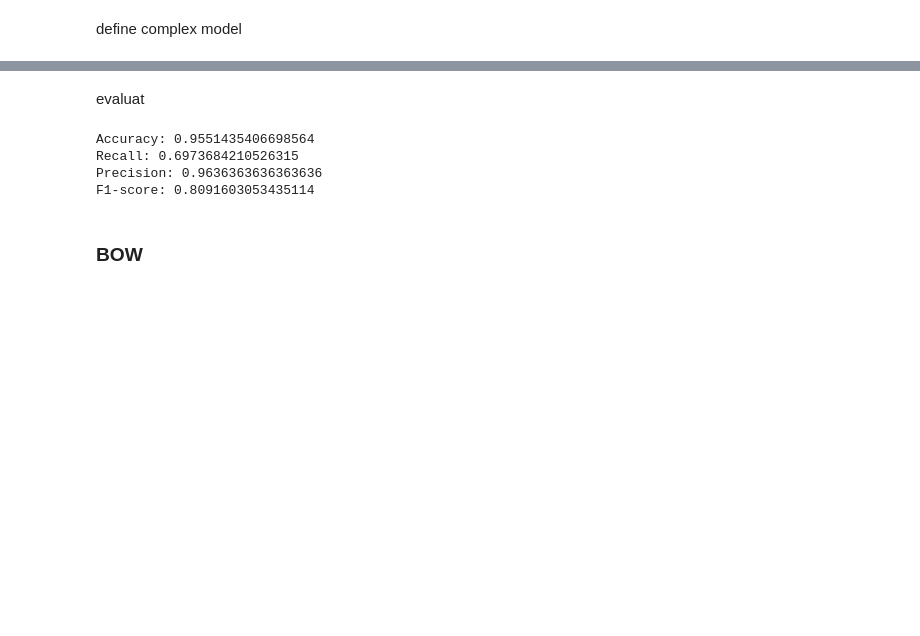
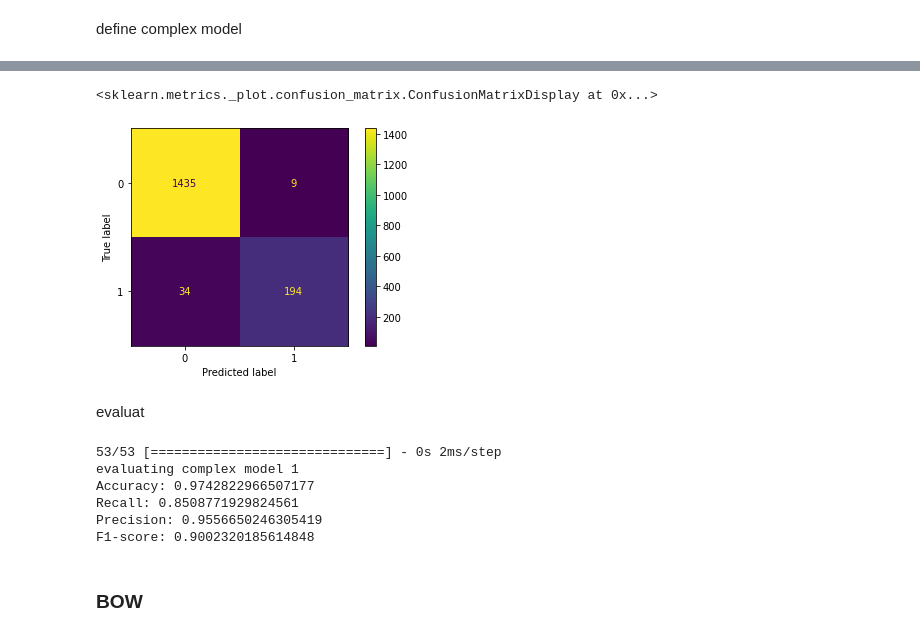
Before and after one commit to seper-sw/Advanced-SMS-Spam-Detection-using-Deep-Complex-Models-and-Sine-Cosine-Algorithm, a Jupyter notebook: complete.ipynb, the cells around one changed output, grey strips where cells are left out. Saved outputs shown, nothing was run; the diff lists cells and outputs as text; code cells hidden in the pictures; blank space fills up the shorter version.

```diff
--- a/complete.ipynb
+++ b/complete.ipynb
@@ -1462,3 +1462,10 @@ Epoch 10/10
+# %%
+cm=confusion_matrix(y_true=mlp_sca_y_test, y_pred=c_y_pred)
+disp = ConfusionMatrixDisplay(confusion_matrix=cm)
+disp.plot()
+# %% [output]
+<sklearn.metrics._plot.confusion_matrix.ConfusionMatrixDisplay at 0x...>
+[figure, added]
 # %% [markdown]
 evaluat
 # %%
@@ -1472,16 +1479,18 @@ cprecision = precision_score(y_true=mlp_sca_y_test, y_pred=c_y_pred)
 crecall = recall_score(y_true=mlp_sca_y_test, y_pred=c_y_pred)
 cf1 = f1_score(y_true=mlp_sca_y_test, y_pred=c_y_pred)
 caccuracy = accuracy_score(y_true=mlp_sca_y_test, y_pred=c_y_pred)
-
+print("evaluating complex model 1")
 print("Accuracy:", caccuracy)
 print("Recall:", crecall)
 print("Precision:", cprecision)
 print("F1-score:", cf1)
 # %% [output]
-Accuracy: 0.9551435406698564
-Recall: 0.6973684210526315
-Precision: 0.9636363636363636
-F1-score: 0.8091603053435114
+53/53 [==============================] - 0s 2ms/step
+evaluating complex model 1
+Accuracy: 0.9742822966507177
+Recall: 0.8508771929824561
+Precision: 0.9556650246305419
+F1-score: 0.9002320185614848
 # %% [markdown]
 <h3>BOW
 # %%
```
Also changed, not shown: parts of 66 cells of this notebook, 2 other files.
